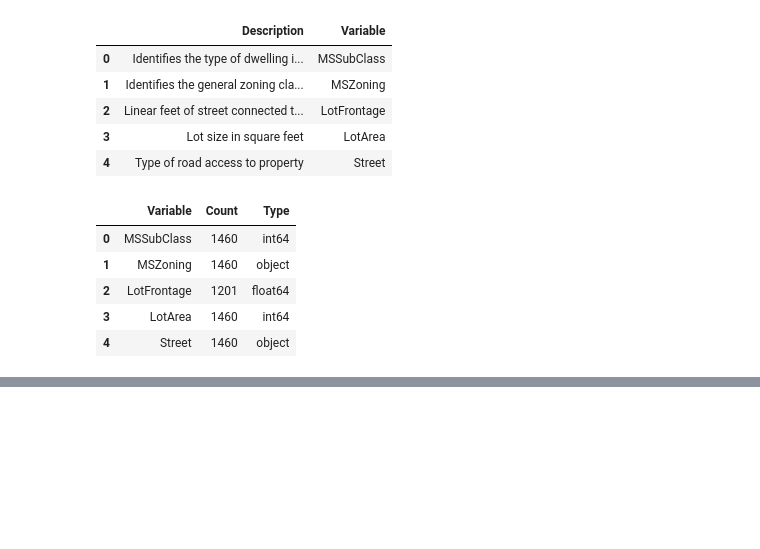
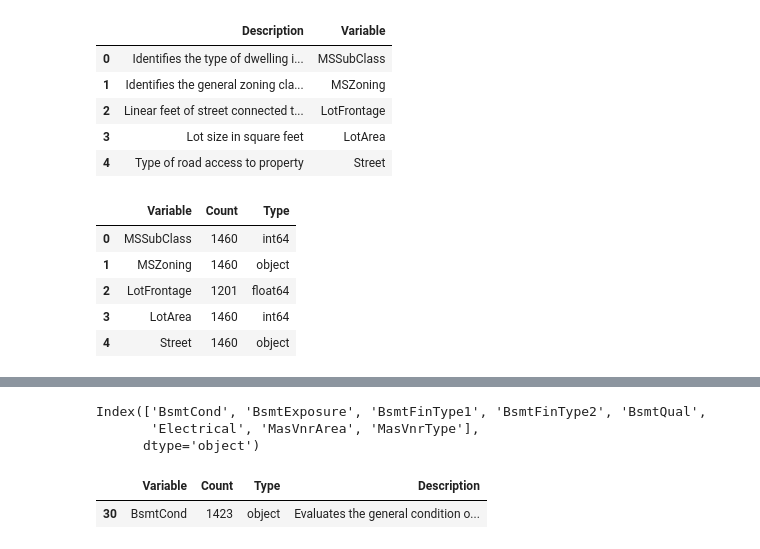
Before and after one commit to JohnErnestBonanno/HousingPrices, a Jupyter notebook: HousingPricesML.ipynb, the cells around one changed output, grey strips where cells are left out. Cells and saved outputs as stored; diff of their text form; code cells hidden in the pictures; blank space fills up the shorter version.

```diff
--- a/HousingPricesML.ipynb
+++ b/HousingPricesML.ipynb
@@ -113,0 +186,11 @@ numeric_variables = ['LotFrontage', 'LotArea','YearBuilt', 'YearRemodAdd','MasVn
+# %%
+df_train.columns[df_train.isnull().sum()>0]
+# %% [output]
+Index(['BsmtCond', 'BsmtExposure', 'BsmtFinType1', 'BsmtFinType2', 'BsmtQual',
+       'Electrical', 'MasVnrArea', 'MasVnrType'],
+      dtype='object')
+# %%
+dfCheatFinal[dfCheatFinal['Variable'] == 'BsmtCond']
+# %% [output]
+|  | Variable | Count | Type | Description |
+| 30 | BsmtCond | 1423 | object | Evaluates the general condition o... |
```
Also changed, not shown: parts of 13 cells of this notebook, 2 other files.
